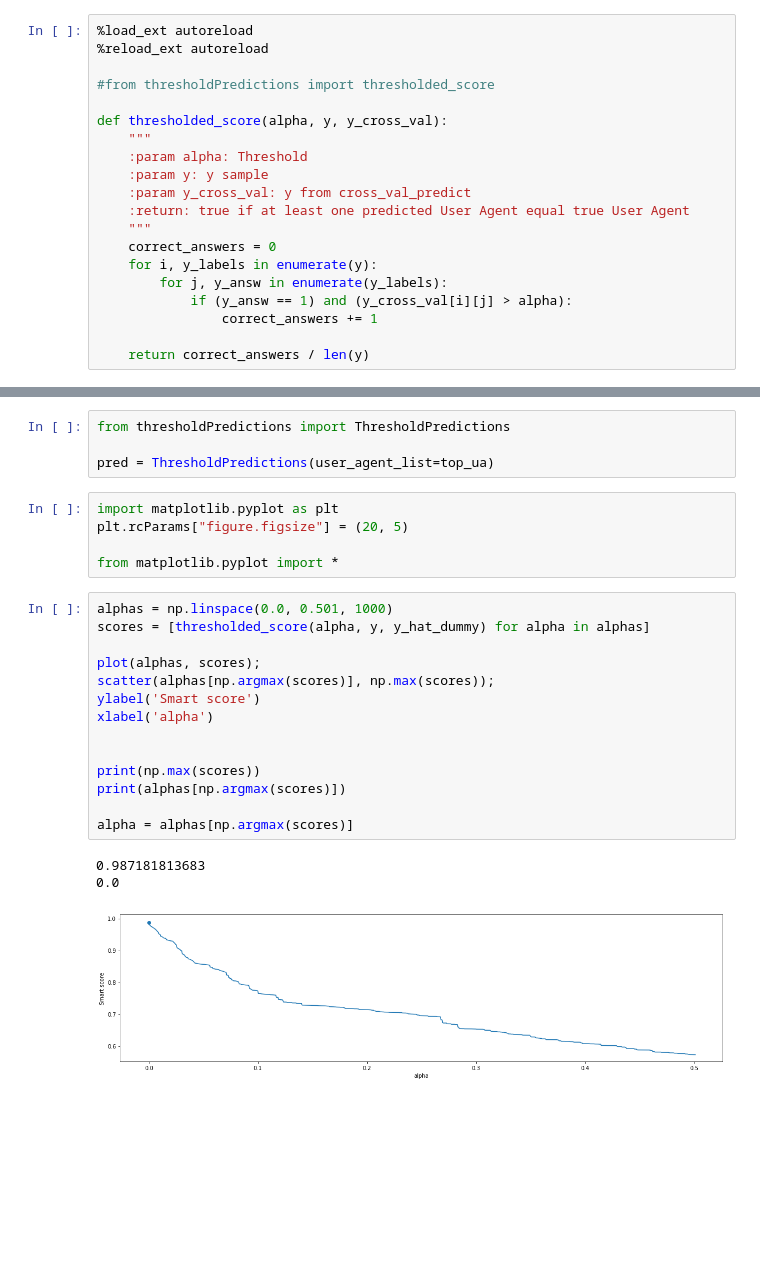
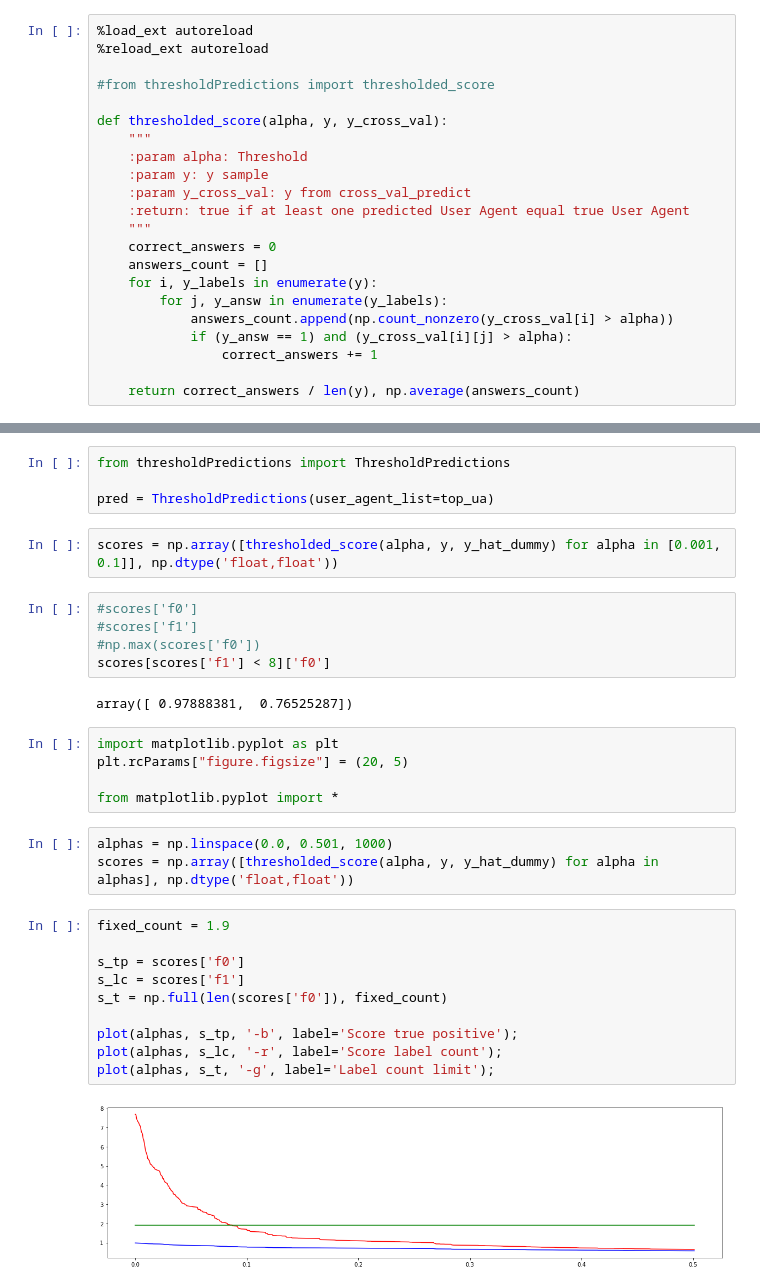
Before and after one commit to levabd/http-ml-antifraud, a Jupyter notebook: Full-Features.ipynb, the cells around one changed output, grey strips where cells are left out. Saved outputs shown, nothing was run; the diff lists cells and outputs as text; blank space fills up the shorter version.

```diff
--- a/Full-Features.ipynb
+++ b/Full-Features.ipynb
@@ -358,12 +358,14 @@ def thresholded_score(alpha, y, y_cross_val):
     :return: true if at least one predicted User Agent equal true User Agent
     """
     correct_answers = 0
+    answers_count = []
     for i, y_labels in enumerate(y):
         for j, y_answ in enumerate(y_labels):
+            answers_count.append(np.count_nonzero(y_cross_val[i] > alpha))
             if (y_answ == 1) and (y_cross_val[i][j] > alpha):
                 correct_answers += 1
 
-    return correct_answers / len(y)
+    return correct_answers / len(y), np.average(answers_count)
 # %% [output]
 The autoreload extension is already loaded. To reload it, use:
   %reload_ext autoreload
@@ -372,6 +373,15 @@ The autoreload extension is already loaded. To reload it, use:
 from thresholdPredictions import ThresholdPredictions
 
 pred = ThresholdPredictions(user_agent_list=top_ua)
+# %%
+scores = np.array([thresholded_score(alpha, y, y_hat_dummy) for alpha in [0.001, 0.1]], np.dtype('float,float'))
+# %%
+#scores['f0']
+#scores['f1']
+#np.max(scores['f0'])
+scores[scores['f1'] < 8]['f0']
+# %% [output]
+array([ 0.97888381,  0.76525287])
 # %%
 import matplotlib.pyplot as plt
 plt.rcParams["figure.figsize"] = (20, 5)
@@ -379,19 +389,16 @@ plt.rcParams["figure.figsize"] = (20, 5)
 from matplotlib.pyplot import *
 # %%
 alphas = np.linspace(0.0, 0.501, 1000)
-scores = [thresholded_score(alpha, y, y_hat_dummy) for alpha in alphas]
-
-plot(alphas, scores);
-scatter(alphas[np.argmax(scores)], np.max(scores));
-ylabel('Smart score')
-xlabel('alpha')
-
-
-print(np.max(scores))
-print(alphas[np.argmax(scores)])
-
-alpha = alphas[np.argmax(scores)]
+scores = np.array([thresholded_score(alpha, y, y_hat_dummy) for alpha in alphas], np.dtype('float,float'))
-# %% [output]
-0.987181813683
-0.0
-[figure, removed]
+# %%
+fixed_count = 1.9
+
+s_tp = scores['f0']
+s_lc = scores['f1']
+s_t = np.full(len(scores['f0']), fixed_count)
+
+plot(alphas, s_tp, '-b', label='Score true positive');
+plot(alphas, s_lc, '-r', label='Score label count');
+plot(alphas, s_t, '-g', label='Label count limit');
+# %% [output]
+[figure, added]
```
Also changed, not shown: parts of 17 cells of this notebook, 1 other file.
